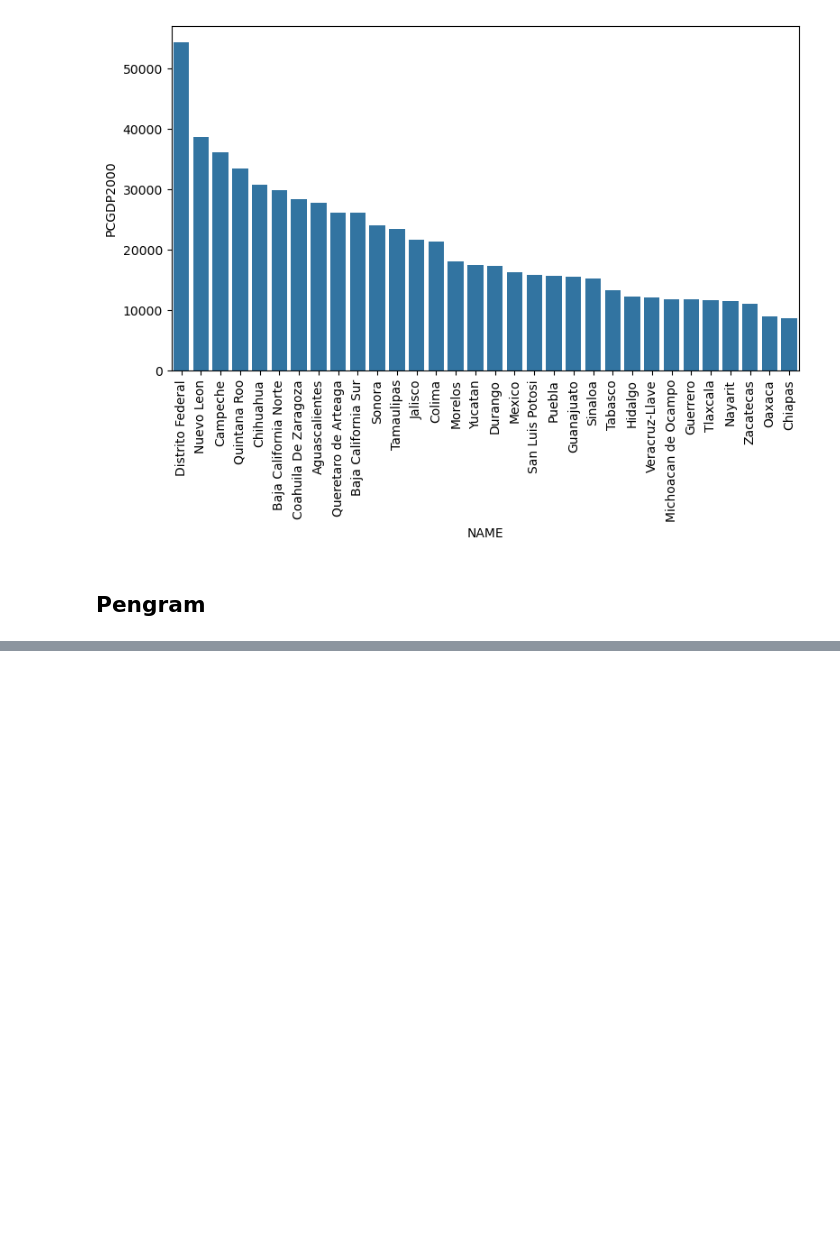
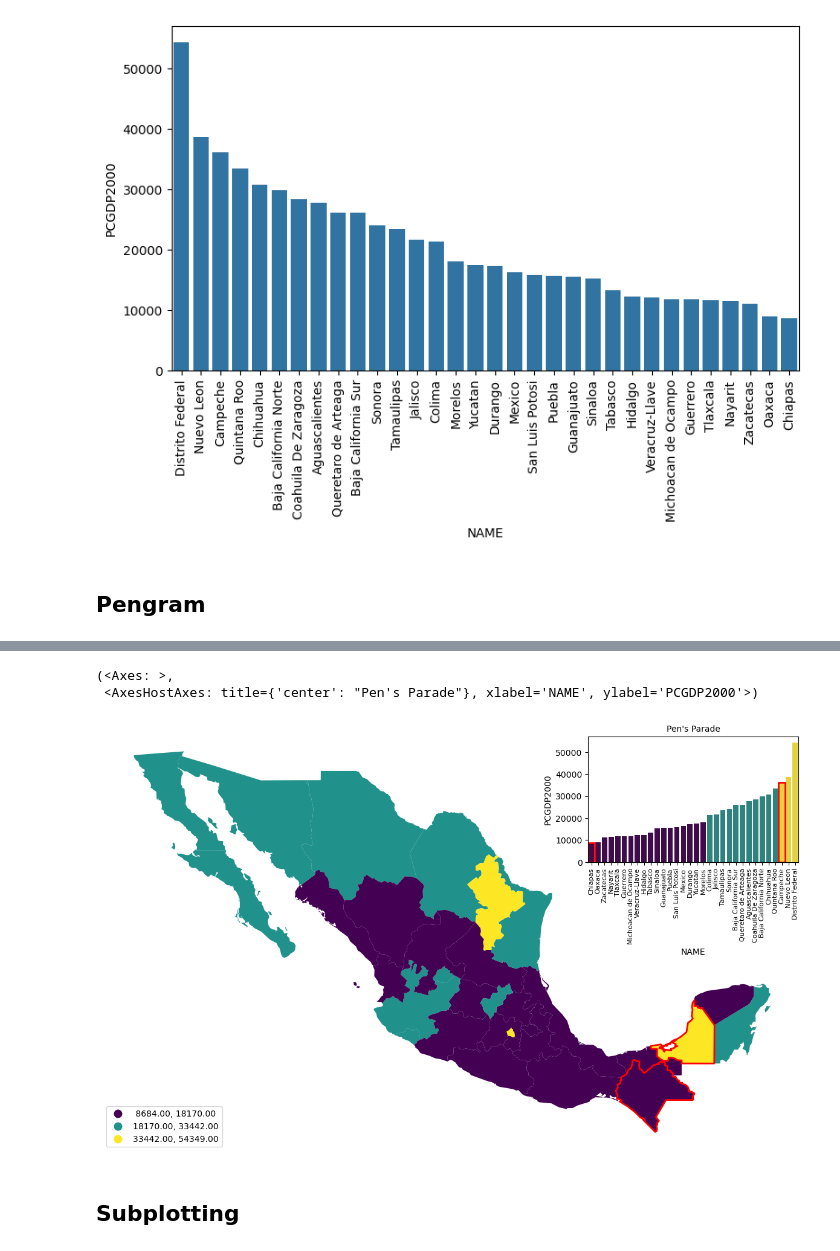
Before and after one commit to pysal/inequality, a Jupyter notebook: notebooks/pengram.ipynb, the cells around one changed output, grey strips where cells are left out. Cells and saved outputs as stored; diff of their text form; code cells hidden in the pictures; blank space fills up the shorter version.

Commit message:
ENH: Take and return ax objects in pen and pengram

```diff
--- a/notebooks/pengram.ipynb
+++ b/notebooks/pengram.ipynb
@@ -79,0 +80,9 @@ pengram(gdf, col, name, figsize=figsize, leg_pos='lower left', scheme='FisherJen
+# %%
+pengram(gdf, col, name, figsize=figsize, leg_pos='lower left', scheme='FisherJenks',k=3,
+       query=['Chiapas', 'Campeche'], orientation='b')
+# %% [output]
+(<Axes: >,
+ <AxesHostAxes: title={'center': "Pen's Parade"}, xlabel='NAME', ylabel='PCGDP2000'>)
+[figure, added]
+# %% [markdown]
+## Subplotting
```
Also changed, not shown: parts of 11 cells of this notebook, 2 other files.
